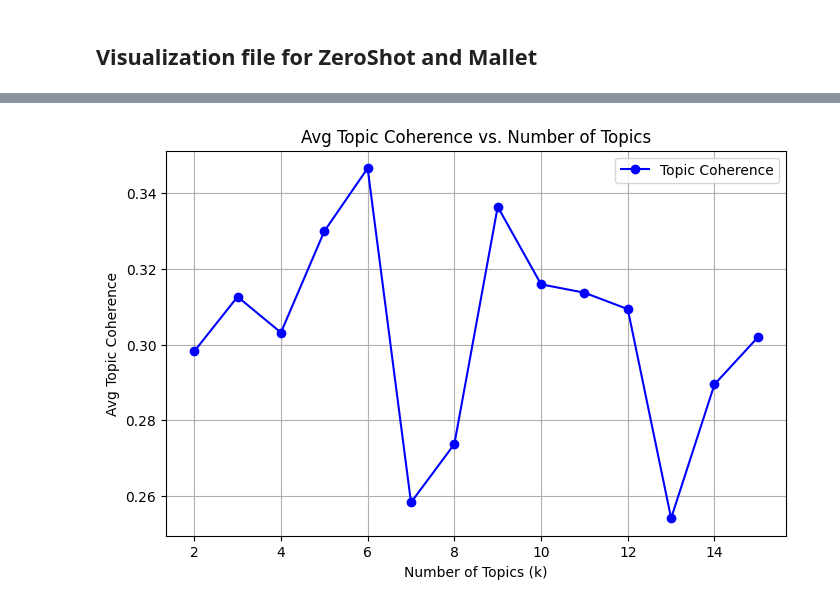
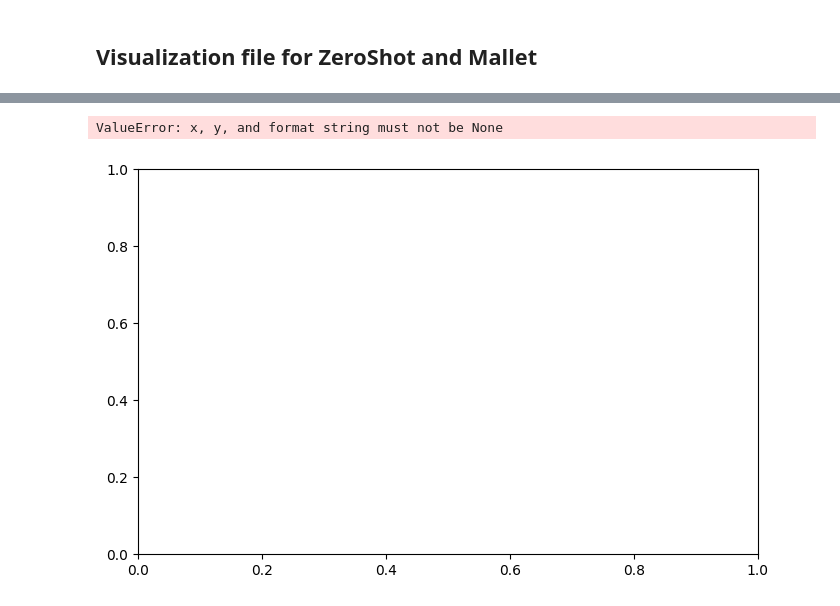
Before and after one commit to AlonsoMad/TFG-LLMs, a Jupyter notebook: notebooks/visualization.ipynb, the cells around one changed output, grey strips where cells are left out. Cells and saved outputs as stored; diff of their text form; code cells hidden in the pictures.

```diff
--- a/notebooks/visualization.ipynb
+++ b/notebooks/visualization.ipynb
@@ -104,0 +126,18 @@ def read_mallet(path_mallet):
+# %%
+def zs_apply_to_topickeys_in_subdirs(parent_dir):
+	"""
+	Lists all subdirectories in parent_dir and applies function F to 'topickeys.txt' in each subdirectory.
+	Returns a dictionary mapping subdirectory names to the result of F, or None if the file does not exist.
+	"""
+	results = {}
+	for subdir in os.listdir(parent_dir):
+		subdir_path = os.path.join(parent_dir, subdir)
+		if os.path.isdir(subdir_path):
+			file_path = os.path.join(subdir_path, 'ZS_output/topics.txt')
+			if os.path.isfile(file_path):
+				results[subdir] = extract_cohr(file_path)
+			else:
+				results[subdir] = None
+	return results
+# %%
+res = apply_to_topickeys_in_subdirs('/export/usuarios_ml4ds/ammesa/LDA_folder/LDA_micro_sports_Dataset'); res
@@ -104,0 +168,2 @@ def read_mallet(path_mallet):
+# %%
+res = zs_apply_to_topickeys_in_subdirs('/export/usuarios_ml4ds/ammesa/ZS_results/en_2025-06-04_segmented_dataset.parquet.gzip'); res
@@ -104,0 +196,6 @@ def read_mallet(path_mallet):
+# %%
+# Remove entries with value None and extract number of topics from the key
+filtered = {k: v for k, v in res.items() if v is not None}
+n_topics_arr = np.array([int(k.split('_')[2]) for k in filtered.keys()])
+coherence_arr = np.array(list(filtered.values()))
+coherence_arr
@@ -141,17 +244,17 @@ vis.save_html(visuals, 'ctm.html')
 # %%
 import matplotlib.pyplot as plt
 import numpy as np
 
-coh = [0.29820759,0.31264174,0.30317978,0.32993245,0.34660223,0.25827981,0.2737075,0.3364208, 0.31592277, 0.31371231, 0.30936839, 0.25412107, 0.28949794, 0.3019182 ]
-n_topics = np.linspace(2,15,14, dtype = int)
+
 # Plot
 plt.figure(figsize=(8, 5))
-plt.plot(n_topics, coh, marker='o', linestyle='-', color='b', label='Topic Coherence')
+plt.plot(n_topics_arr, coherence_arr, marker='o', color='b', label='Topic Coherence')
 plt.xlabel('Number of Topics (k)')
 plt.ylabel('Avg Topic Coherence')
 plt.title('Avg Topic Coherence vs. Number of Topics')
 plt.grid(True)
 plt.legend()
 plt.show()
 # %% [output]
+ValueError: x, y, and format string must not be None
-[figure, old version]
+[figure, new version]
```
Also changed, not shown: parts of 10 cells of this notebook, 17 other files.
